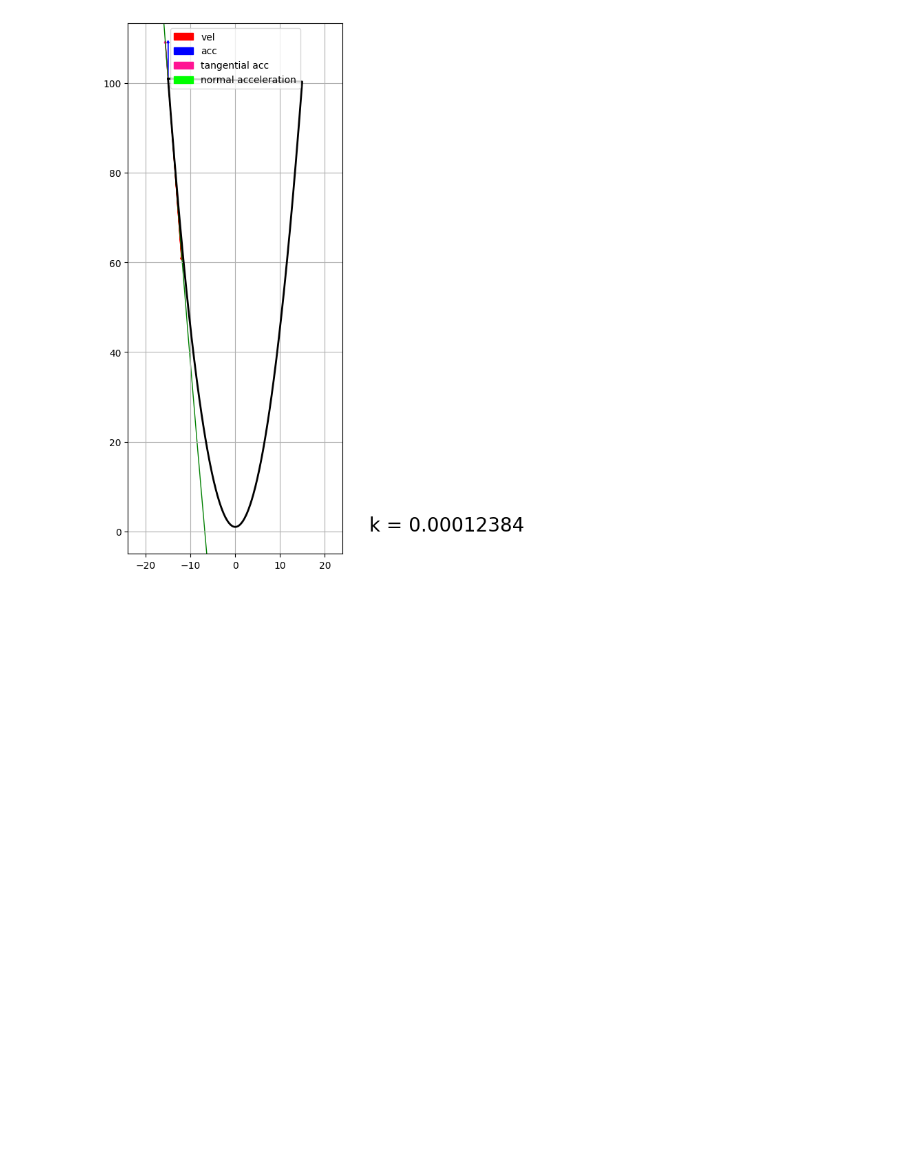
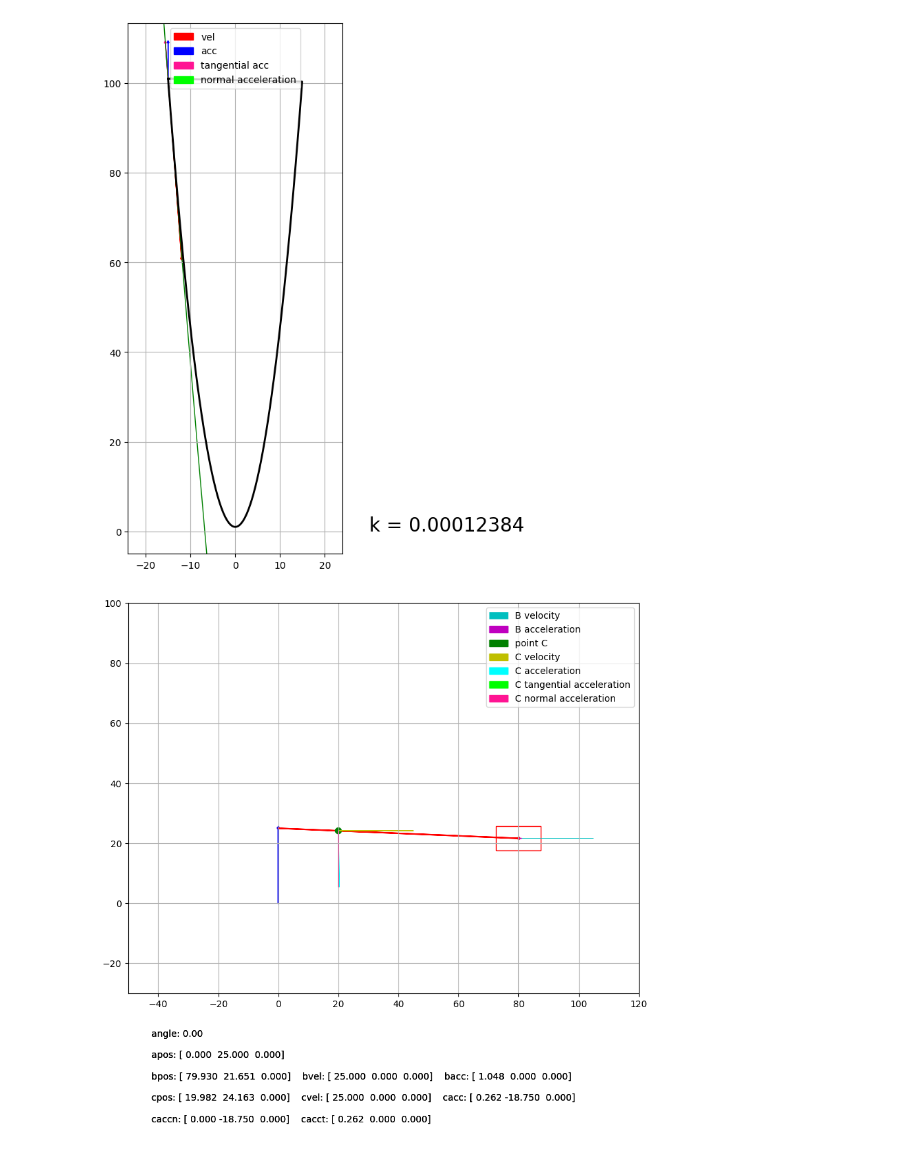
Before and after one commit to lvjonok/f22-theoretical-mechanics, a Jupyter notebook: homework1/main.ipynb, the cells around one changed output. Drawn from its saved outputs; the diff is of its cells as text; code cells hidden in the pictures; blank space fills up the shorter version.

```diff
--- a/homework1/main.ipynb
+++ b/homework1/main.ipynb
@@ -163,7 +163,7 @@ import matplotlib.pyplot as plt
 from matplotlib.animation import FuncAnimation
 import matplotlib.patches as patches
 
-FPS = 60 # increase to make animation slower
+FPS = 15  # increase to make animation slower
 phi_start = 0.0
 phi_end = 2 * np.pi
 frames = int((phi_end - phi_start) * FPS)
@@ -197,23 +197,11 @@ class SystemTrace:
 
     @property
     def avel(self):
-        return np.array(
-            [
-                OA * np.cos(self.phi) * w,
-                -OA * np.sin(self.phi) * w,
-                0,
-            ]
-        )
+        return np.cross(self.apos, [0, 0, w])
 
     @property
     def aacc(self):
-        return np.array(
-            [
-                -OA * np.sin(self.phi) * w,
-                -OA * np.cos(self.phi) * w,
-                0,
-            ]
-        )
+        return np.cross([0, 0, w], np.cross([0, 0, w], self.apos))
 
     @property
     def aacct(self):
@@ -260,7 +248,6 @@ class SystemTrace:
             ]
         )
 
-
     @property
     def bacc(self):
         # do you really want to see something impressive??
@@ -304,6 +291,7 @@ class SystemTrace:
     @property
     def caccn(self):
         return self.cacc - self.cacct
+
 
 # nothing intersting later, just plotting
 
@@ -428,30 +416,32 @@ def animate(i):
         x=p.apos[0], dx=p.bpos[0] - p.apos[0], y=p.apos[1], dy=p.bpos[1] - p.apos[1]
     )
     vel_b.set_data(x=p.bpos[0], dx=p.bvel[0], y=p.bpos[1], dy=p.bvel[1])
     acc_b.set_data(x=p.bpos[0], dx=p.bacc[0], y=p.bpos[1], dy=p.bacc[1])
 
     point_c.set_center(p.cpos)
     vel_c.set_data(x=p.cpos[0], dx=p.cvel[0], y=p.cpos[1], dy=p.cvel[1])
 
     acc_c.set_data(x=p.cpos[0], dx=p.cacc[0], y=p.cpos[1], dy=p.cacc[1])
     acc_c_t.set_data(x=p.cpos[0], dx=p.cacct[0], y=p.cpos[1], dy=p.cacct[1])
     acc_c_n.set_data(x=p.cpos[0], dx=p.caccn[0], y=p.cpos[1], dy=p.caccn[1])
 
     txt.update(
         {
             "text": f"""\
         angle: {angle:.2f}\n
         apos: {p.apos}\n
         bpos: {p.bpos}    bvel: {p.bvel}    bacc: {p.bacc}\n
         cpos: {p.cpos}    cvel: {p.cvel}    cacc: {p.cacc}\n
         caccn: {p.caccn}    cacct: {p.cacct}\n
 """
         }
     )
 
 
 anim = FuncAnimation(fig, animate, interval=1, frames=frames)
 plt.legend()
 anim.save("motion_task2.gif")
 plt.draw()
 plt.show()
+# %% [output]
+[figure, added]
```
Also changed, not shown: 3 other files.
